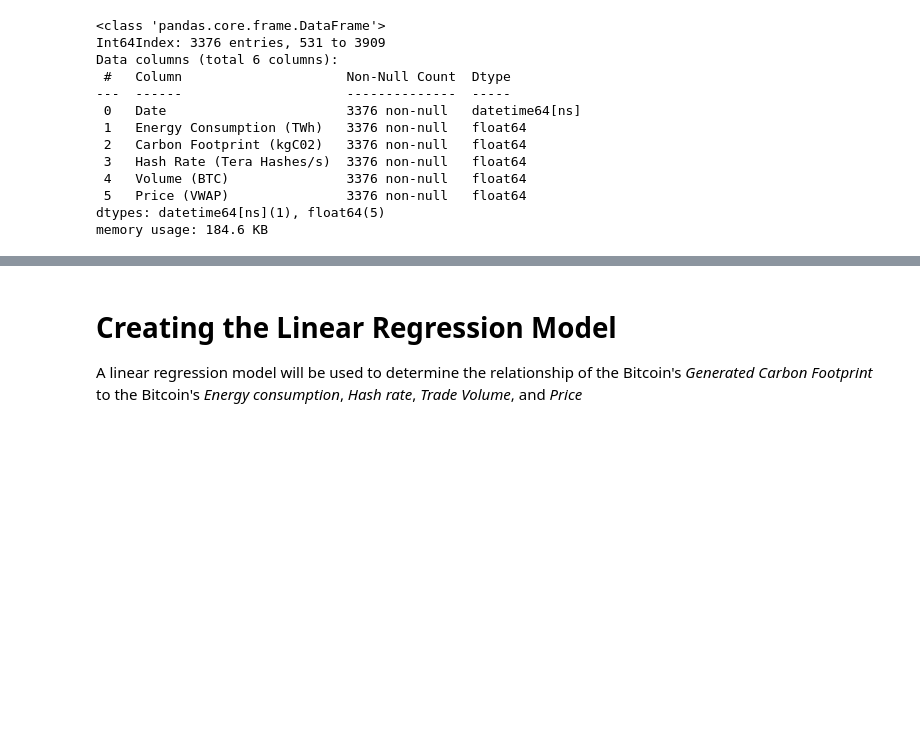
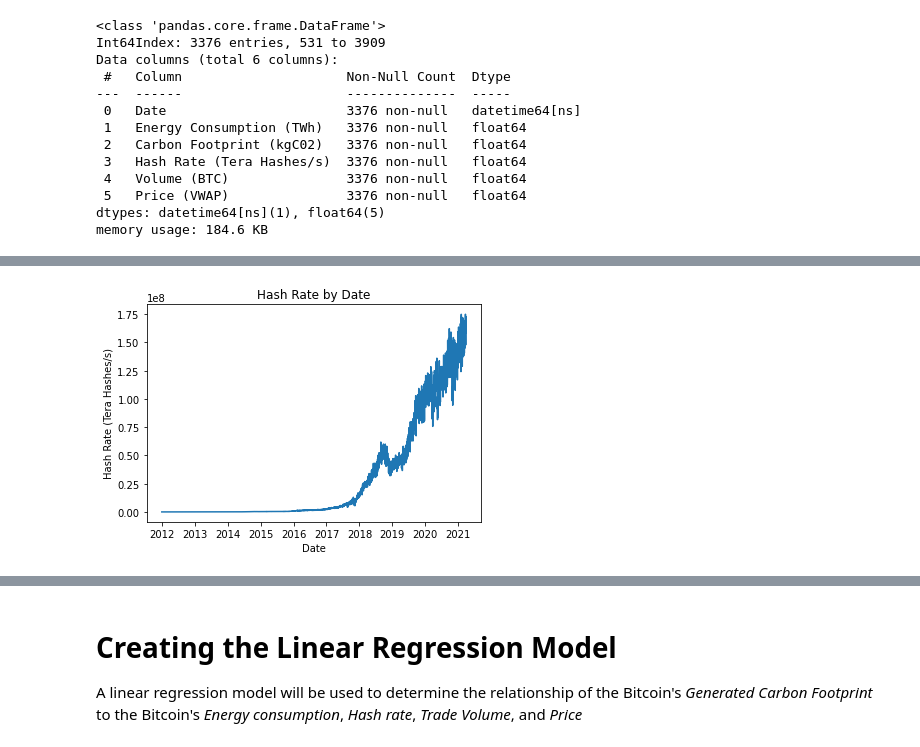
Before and after one commit to nicocoloco/cs132proj, a Jupyter notebook: CS-132-Final-Project.ipynb, the cells around one changed output, grey strips where cells are left out. Cells and saved outputs as stored; diff of their text form; code cells hidden in the pictures; blank space fills up the shorter version.

```diff
--- a/CS-132-Final-Project.ipynb
+++ b/CS-132-Final-Project.ipynb
@@ -409,0 +422,9 @@ memory usage: 184.6 KB
+# %%
+# Plotting the time series of Hash Rate
+plt.plot(df["Date"], df["Hash Rate (Tera Hashes/s)"])
+plt.title("Hash Rate by Date")
+plt.xlabel("Date")
+plt.ylabel("Hash Rate (Tera Hashes/s)")
+plt.show()
+# %% [output]
+[figure, added]
```
Also changed, not shown: parts of 6 cells of this notebook.
